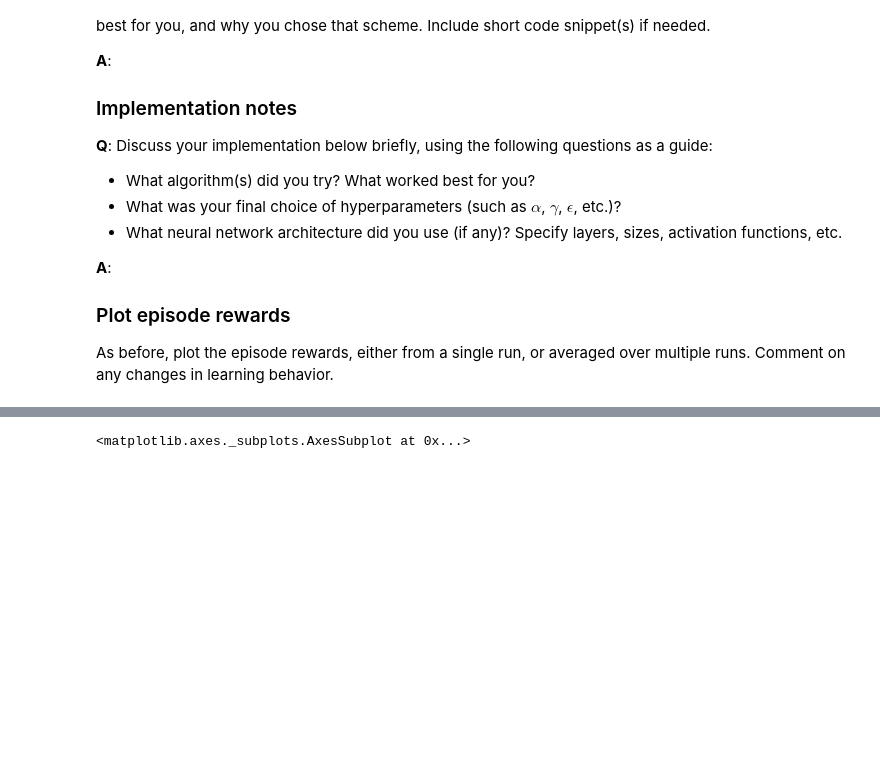
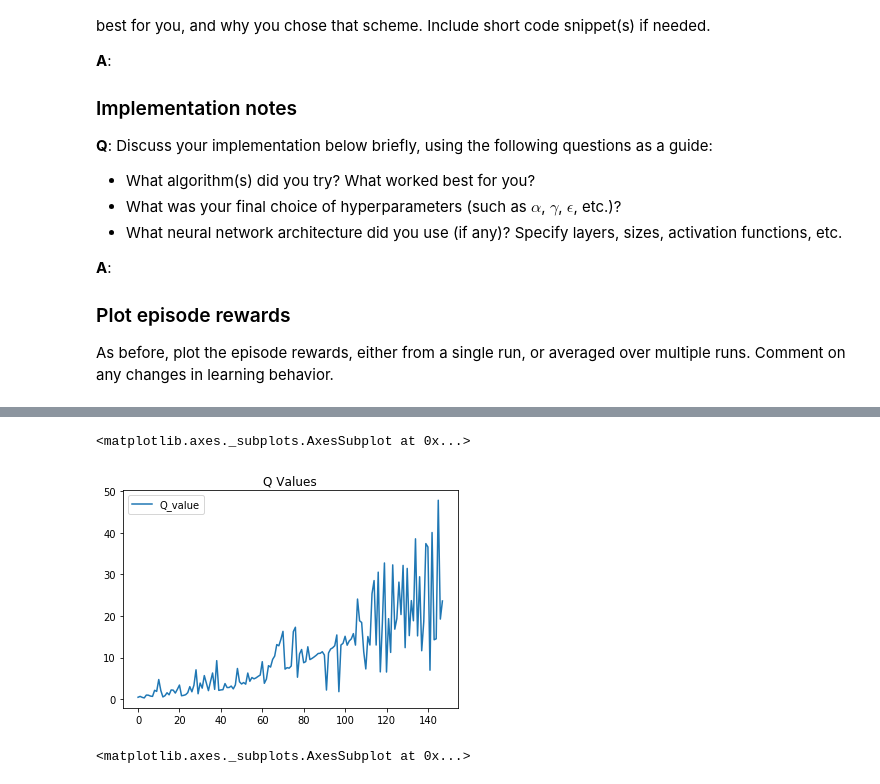
Before and after one commit to stayyule/RL-Quadcopter, a Jupyter notebook: quad_controller_rl/notebooks/RL-Quadcopter.ipynb, the cells around one changed output, grey strips where cells are left out. Saved outputs shown, nothing was run; the diff lists cells and outputs as text; code cells hidden in the pictures; blank space fills up the shorter version.

```diff
--- a/quad_controller_rl/notebooks/RL-Quadcopter.ipynb
+++ b/quad_controller_rl/notebooks/RL-Quadcopter.ipynb
@@ -220,3 +222,12 @@ df_stats[['total_reward']].plot(title="Episode Rewards")
+# %%
+# TODO: Read and plot episode rewards
+import pandas as pd
+
+df_stats = pd.read_csv("..\out\q_stats_2019-07-01_10-54-24.csv")
+df_stats[['Q_value']].plot(title="Q Values")
+# %% [output]
+<matplotlib.axes._subplots.AxesSubplot at 0x...>
+[figure, added]
 # %%
 # TODO: Read and plot episode rewards
 import pandas as pd
```
Also changed, not shown: parts of 2 cells of this notebook.
